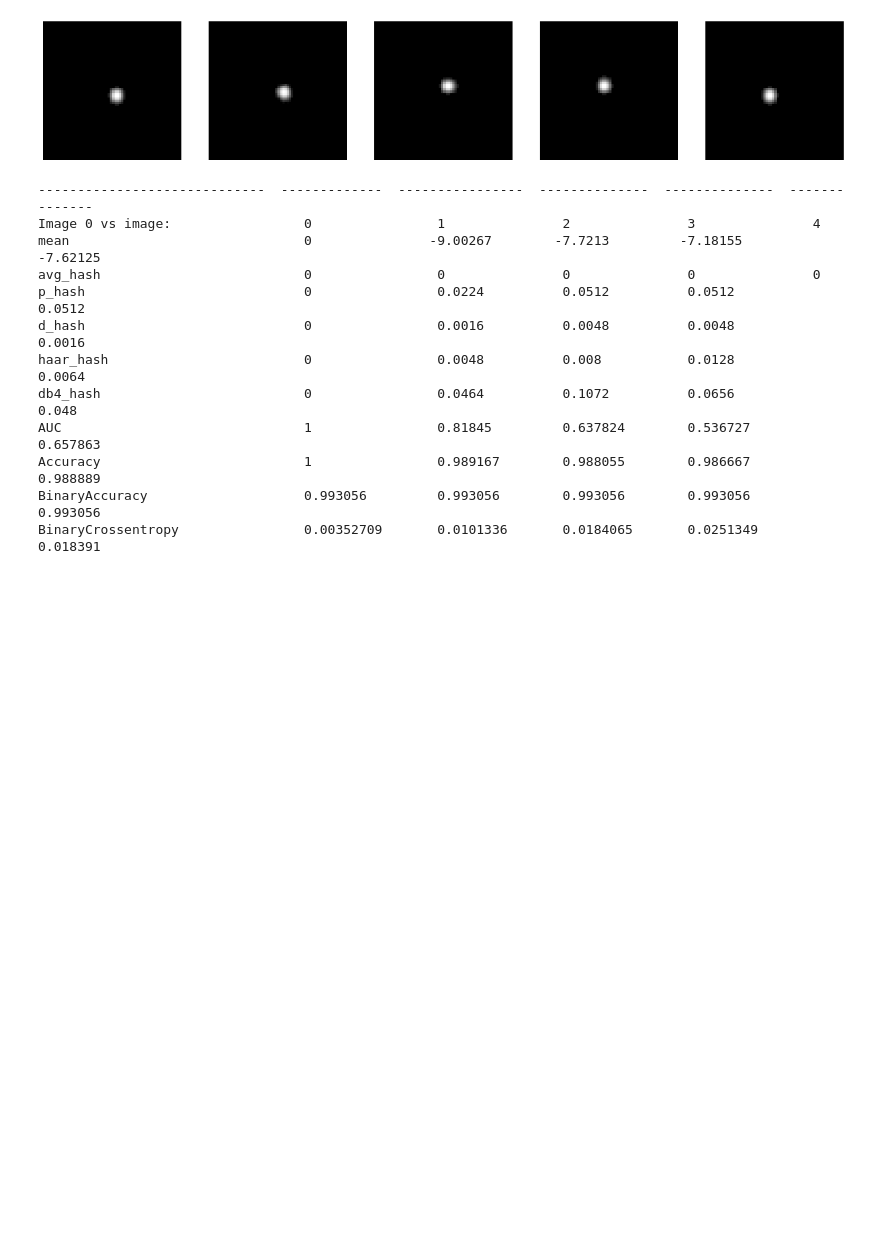
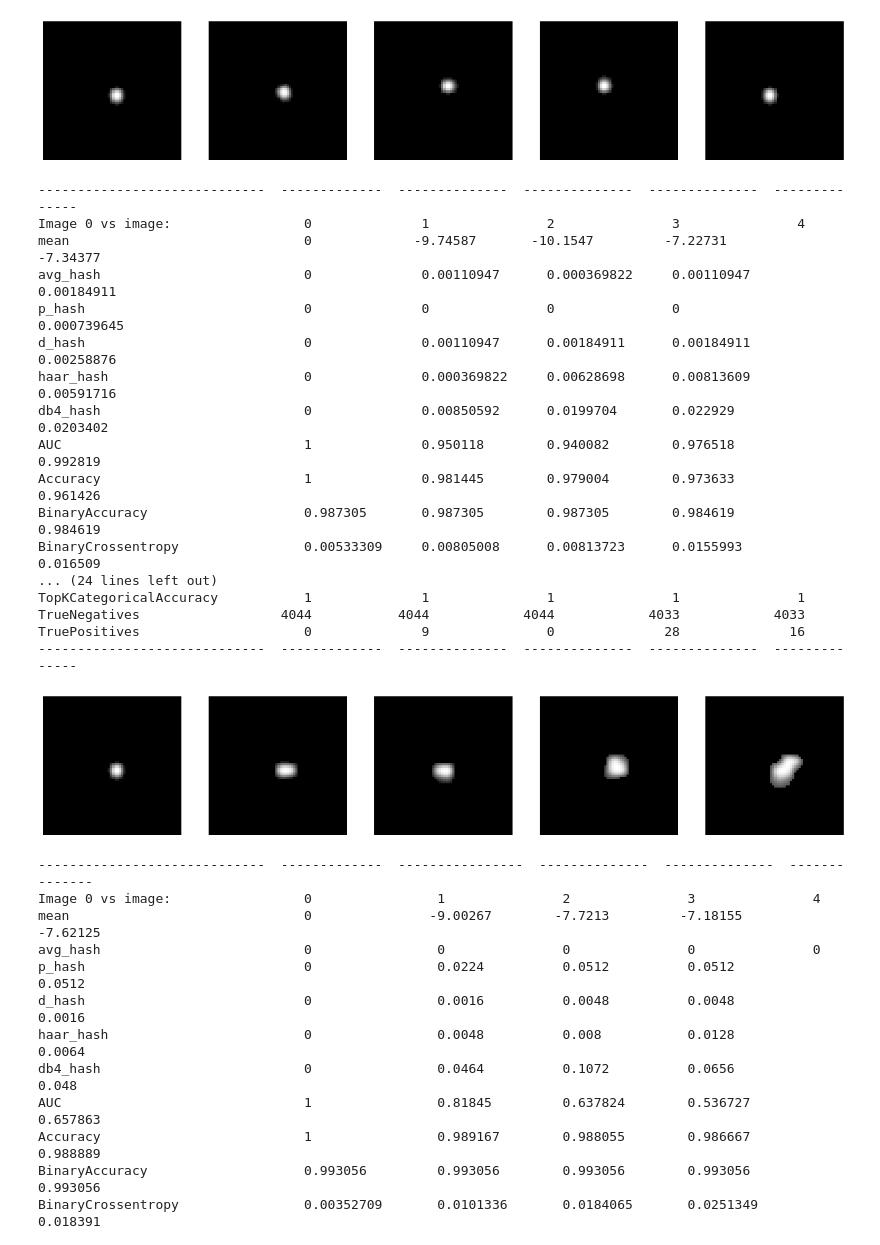
Before and after one commit to marp-science/credo-anomalies, a Jupyter notebook: metrics_compare.ipynb, the cells around one changed output. Saved outputs shown, nothing was run; the diff lists cells and outputs as text; code cells hidden in the pictures; blank space fills up the shorter version.

```diff
--- a/metrics_compare.ipynb
+++ b/metrics_compare.ipynb
@@ -226,6 +253,27 @@ TrueNegatives                  4044             4044            4044
 TruePositives                     0                0               0               0               0
 -----------------------------  -------------  ----------------  --------------  --------------  --------------
 [figure]
+# %%
+showImagesMatrix([images_dots4x[0], images_dots4x[1], images_dots4x[2], images_dots4x[3], images_dots4x[4]], 5)
+# %% [output]
+-----------------------------  -------------  --------------  --------------  --------------  --------------
+Image 0 vs image:                 0              1               2               3               4
+mean                              0             -9.74587       -10.1547         -7.22731        -7.34377
+avg_hash                          0              0.00110947      0.000369822     0.00110947      0.00184911
+p_hash                            0              0               0               0               0.000739645
+d_hash                            0              0.00110947      0.00184911      0.00184911      0.00258876
+haar_hash                         0              0.000369822     0.00628698      0.00813609      0.00591716
+db4_hash                          0              0.00850592      0.0199704       0.022929        0.0203402
+AUC                               1              0.950118        0.940082        0.976518        0.992819
+Accuracy                          1              0.981445        0.979004        0.973633        0.961426
+BinaryAccuracy                    0.987305       0.987305        0.987305        0.984619        0.984619
+BinaryCrossentropy                0.00533309     0.00805008      0.00813723      0.0155993       0.016509
+... (24 lines left out)
+TopKCategoricalAccuracy           1              1               1               1               1
+TrueNegatives                  4044           4044            4044            4033            4033
+TruePositives                     0              9               0              28              16
+-----------------------------  -------------  --------------  --------------  --------------  --------------
+[figure, added]
 # %%
 images_worms, augmented_worms = load_from_file(WORMS_DST)
 showImagesMatrix([images_worms[0], augmented_worms[0], augmented_worms[2], augmented_worms[5], augmented_worms[16]], 5)
```
Also changed, not shown: parts of 4 cells of this notebook, 4 other files.
